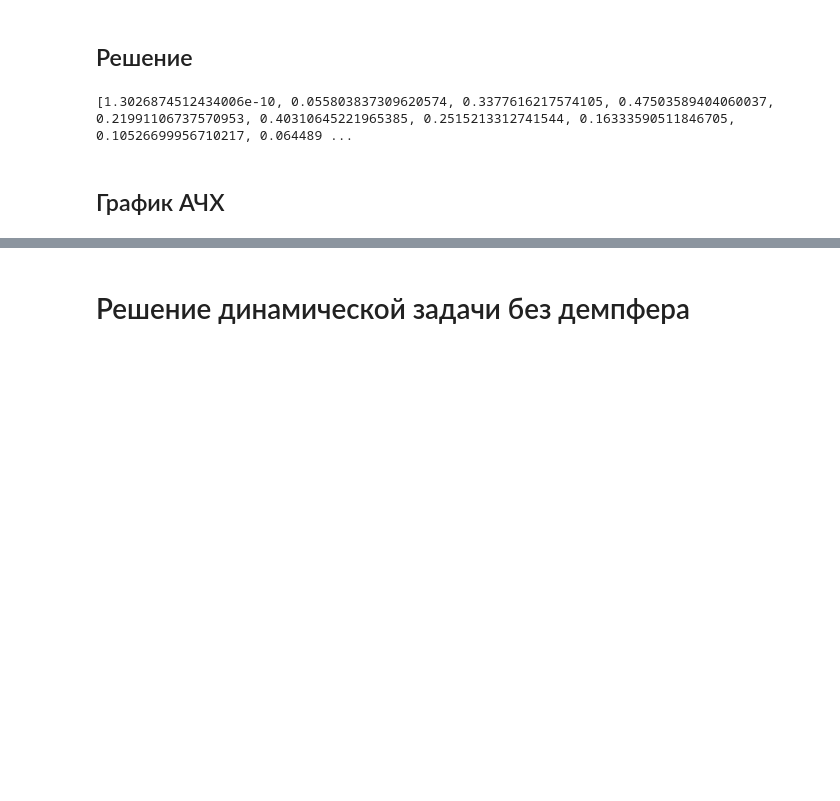
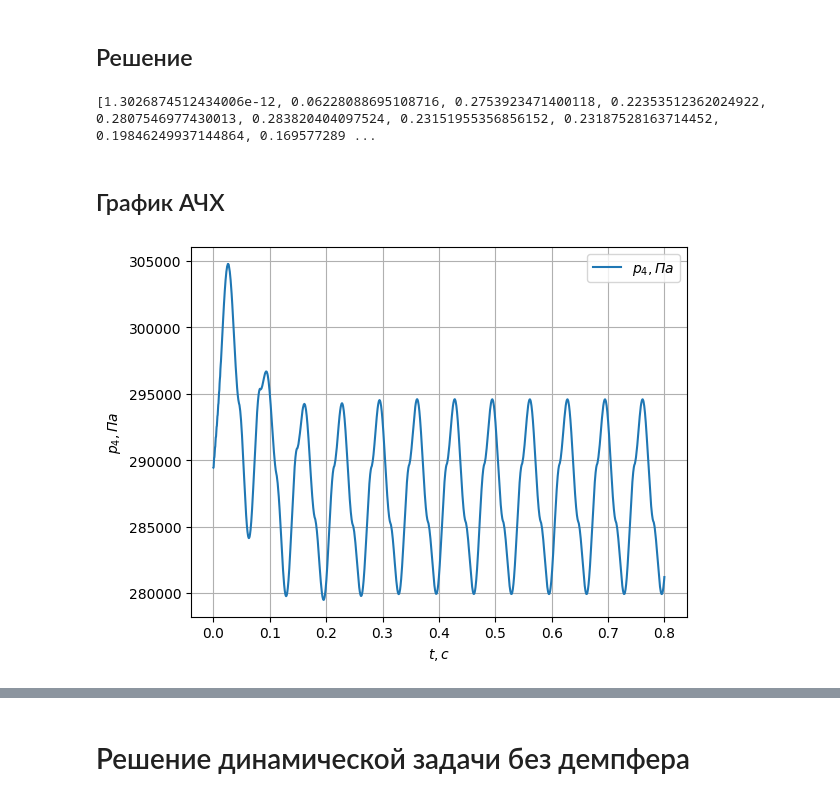
Before and after one commit to philingood/moriarty, a Jupyter notebook: solution-only.ipynb, the cells around one changed output, grey strips where cells are left out. Saved outputs shown, nothing was run; the diff lists cells and outputs as text; code cells hidden in the pictures; blank space fills up the shorter version.

```diff
--- a/solution-only.ipynb
+++ b/solution-only.ipynb
@@ -216,8 +218,10 @@ def system_afc(y, t, freq):
 
 sol_afc = []
 amplitude = []
-for freq in frequancy:
+for i, freq in enumerate(frequancy):
     sol_afc = odeint(system_afc, y0, t, (freq,))
+    if i == 15:
+        sol_afc_p4_15 = sol_afc[:, 0]
     amplitude.append(
         (max(sol_afc[700000:800000, 0]) -
          min(sol_afc[700000:800000, 0])) / 2 / A)
@@ -225,6 +229,10 @@ for freq in frequancy:
 
 print(amplitude)
 # %% [output]
-[1.3026874512434006e-10, 0.055803837309620574, 0.3377616217574105, 0.47503589404060037, 0.21991106737570953, 0.40310645221965385, 0.2515213312741544, 0.16333590511846705, 0.10526699956710217, 0.064489 ...
+[1.3026874512434006e-12, 0.06228088695108716, 0.2753923471400118, 0.22353512362024922, 0.2807546977430013, 0.283820404097524, 0.23151955356856152, 0.23187528163714452, 0.19846249937144864, 0.169577289 ...
 # %% [markdown]
 ## График АЧХ
+# %%
+plot(t[:], sol_afc_p4_15[:], "$p_4, Па$")
+# %% [output]
+[figure, added]
```
Also changed, not shown: parts of 12 cells of this notebook, 36 other files.
